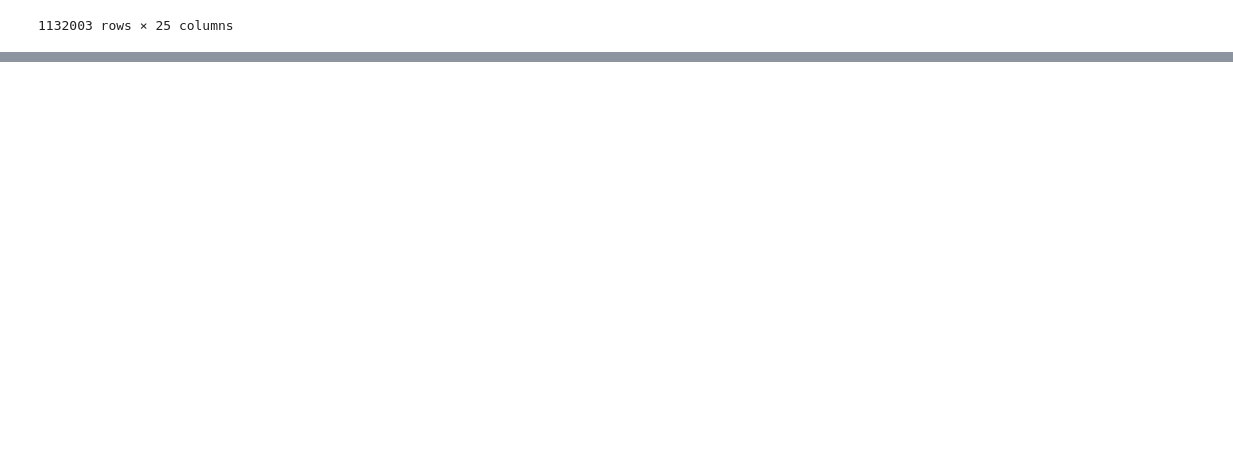
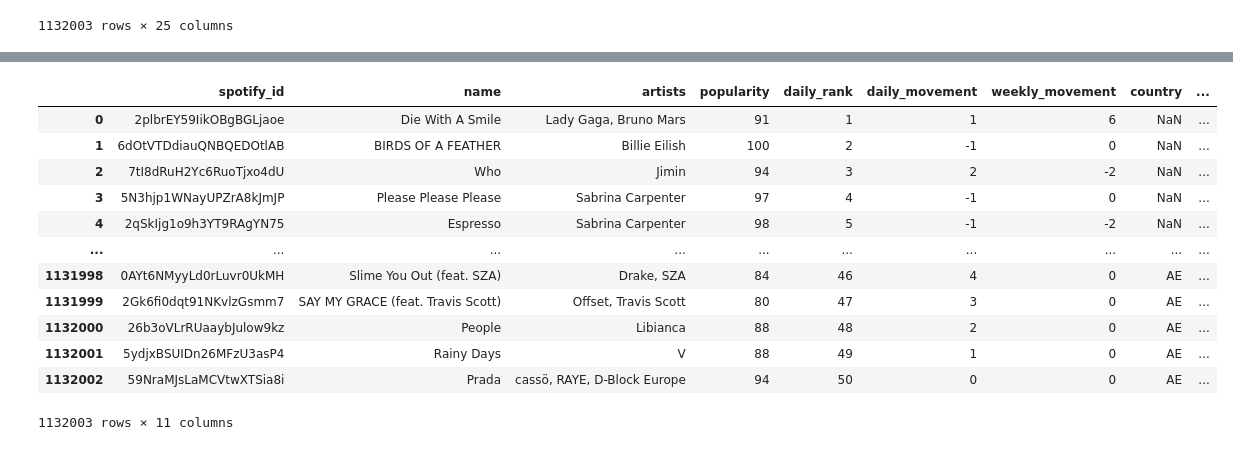
Before and after one commit to rhoai-mlops/jukebox, a Jupyter notebook: 99-data_prep/generate_datasets.ipynb, the cells around one changed output, grey strips where cells are left out. Saved outputs shown, nothing was run; the diff lists cells and outputs as text; code cells hidden in the pictures; blank space fills up the shorter version.

```diff
--- a/99-data_prep/generate_datasets.ipynb
+++ b/99-data_prep/generate_datasets.ipynb
@@ -59,5 +78,31 @@ data_song_properties_latest
 # %%
-data_song_details = data.drop(["popularity", "is_explicit", "duration_ms", "danceability", "energy", "key", "loudness", "mode", "speechiness", "acousticness", "instrumentalness", "liveness", "valence", "tempo", "time_signature"], axis=1)
+data_song_details = data[[
+    "spotify_id",
+    "name",
+    "artists",
+    "popularity",
+    "daily_rank",
+    "daily_movement",
+    "weekly_movement",
+    "country",
+    "snapshot_date",
+    "album_name",
+    "album_release_date"
+]].copy()
 data_song_details["snapshot_date"] = data_song_details["snapshot_date"].apply(lambda x: datetime.strptime(x, '%Y-%m-%d'))
 data_song_details
+# %% [output]
+|  | spotify_id | name | artists | popularity | daily_rank | daily_movement | weekly_movement | country | ... |
+| 0 | 2plbrEY59IikOBgBGLjaoe | Die With A Smile | Lady Gaga, Bruno Mars | 91 | 1 | 1 | 6 | NaN | ... |
+| 1 | 6dOtVTDdiauQNBQEDOtlAB | BIRDS OF A FEATHER | Billie Eilish | 100 | 2 | -1 | 0 | NaN | ... |
+| 2 | 7tI8dRuH2Yc6RuoTjxo4dU | Who | Jimin | 94 | 3 | 2 | -2 | NaN | ... |
+| 3 | 5N3hjp1WNayUPZrA8kJmJP | Please Please Please | Sabrina Carpenter | 97 | 4 | -1 | 0 | NaN | ... |
+| 4 | 2qSkIjg1o9h3YT9RAgYN75 | Espresso | Sabrina Carpenter | 98 | 5 | -1 | -2 | NaN | ... |
+| ... | ... | ... | ... | ... | ... | ... | ... | ... | ... |
+| 1131998 | 0AYt6NMyyLd0rLuvr0UkMH | Slime You Out (feat. SZA) | Drake, SZA | 84 | 46 | 4 | 0 | AE | ... |
+| 1131999 | 2Gk6fi0dqt91NKvlzGsmm7 | SAY MY GRACE (feat. Travis Scott) | Offset, Travis Scott | 80 | 47 | 3 | 0 | AE | ... |
+| 1132000 | 26b3oVLrRUaaybJulow9kz | People | Libianca | 88 | 48 | 2 | 0 | AE | ... |
+| 1132001 | 5ydjxBSUIDn26MFzU3asP4 | Rainy Days | V | 88 | 49 | 1 | 0 | AE | ... |
+| 1132002 | 59NraMJsLaMCVtwXTSia8i | Prada | cassö, RAYE, D-Block Europe | 94 | 50 | 0 | 0 | AE | ... |
+1132003 rows × 11 columns
 # %%
```
Also changed, not shown: parts of 3 cells of this notebook, 3 other files.
